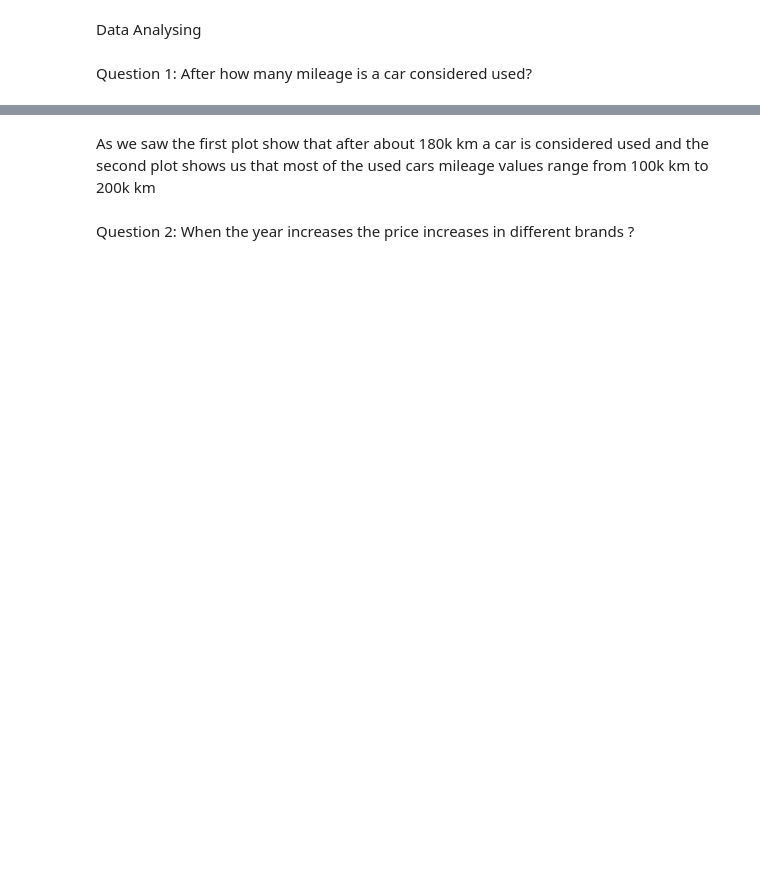
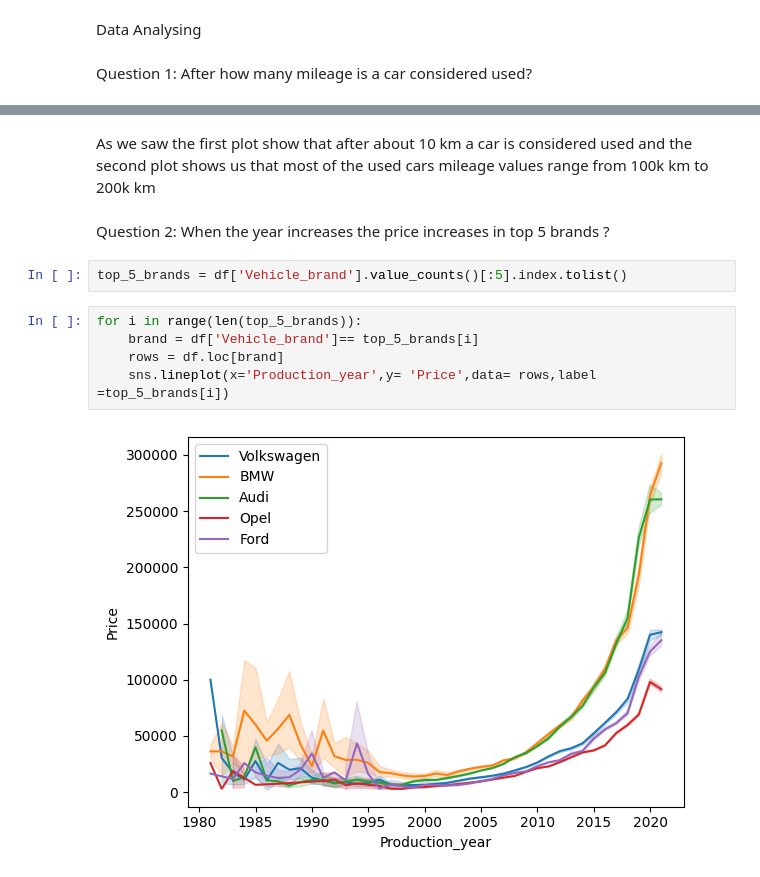
Before and after one commit to moeyad7/DEProject1, a Jupyter notebook: DEProject.ipynb, the cells around one changed output, grey strips where cells are left out. Saved outputs shown, nothing was run; the diff lists cells and outputs as text; blank space fills up the shorter version.

```diff
--- a/DEProject.ipynb
+++ b/DEProject.ipynb
@@ -242,4 +242,13 @@ sns.boxenplot(data=df,x="Condition",y="Mileage_km")
 # %% [markdown]
-As we saw the first plot show that after about 180k km a car is considered used and the second plot shows us that most of the used cars mileage values range from 100k km to 200k km
+As we saw the first plot show that after about 10 km a car is considered used and the second plot shows us that most of the used cars mileage values range from 100k km to 200k km
 # %% [markdown]
-Question 2: When the year increases the price increases in different brands ?
+Question 2: When the year increases the price increases in top 5 brands ?
+# %%
+top_5_brands = df['Vehicle_brand'].value_counts()[:5].index.tolist()
+# %%
+for i in range(len(top_5_brands)):
+    brand = df['Vehicle_brand']== top_5_brands[i]
+    rows = df.loc[brand]
+    sns.lineplot(x='Production_year',y= 'Price',data= rows,label =top_5_brands[i])
+# %% [output]
+[figure, added]
```
Also changed, not shown: parts of 10 cells of this notebook.
